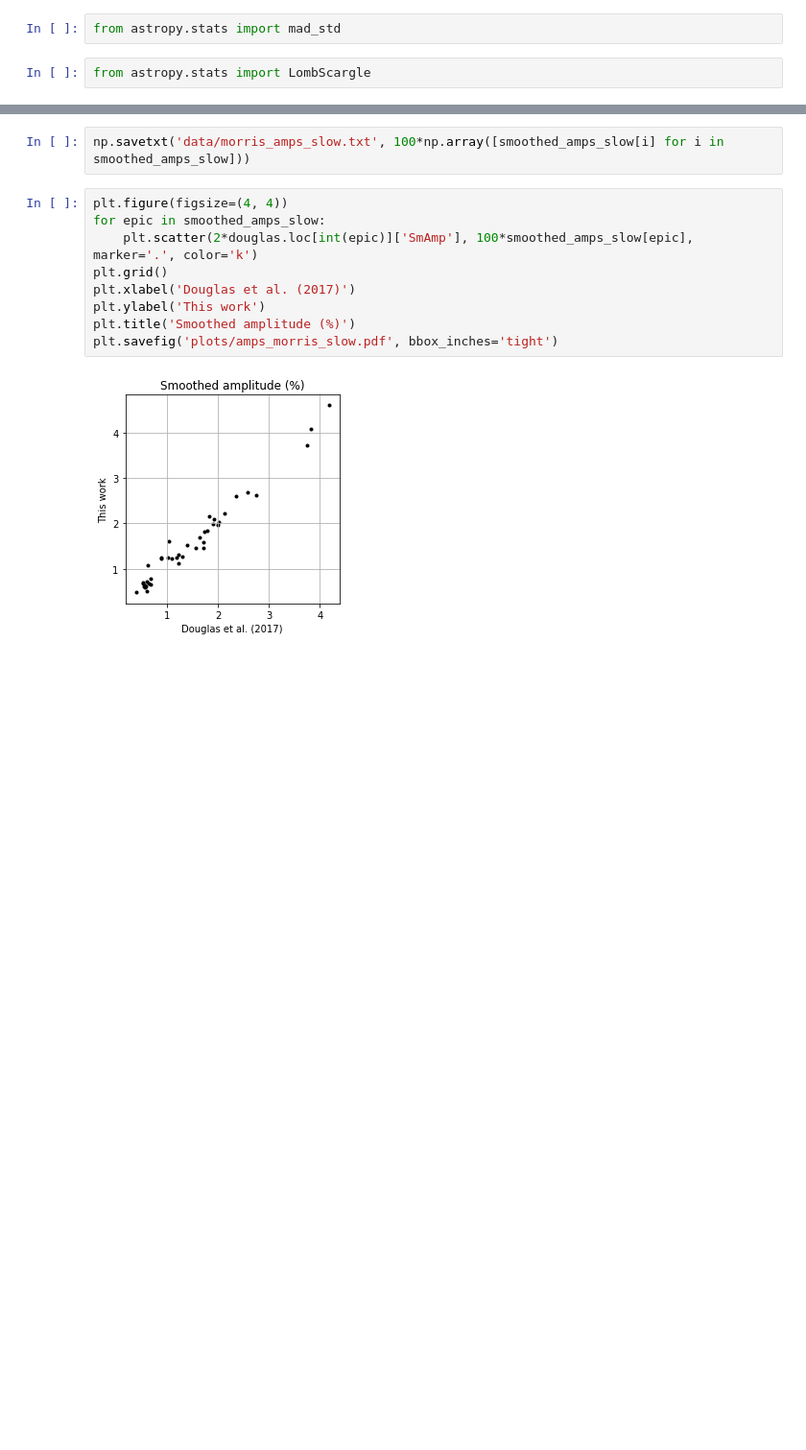
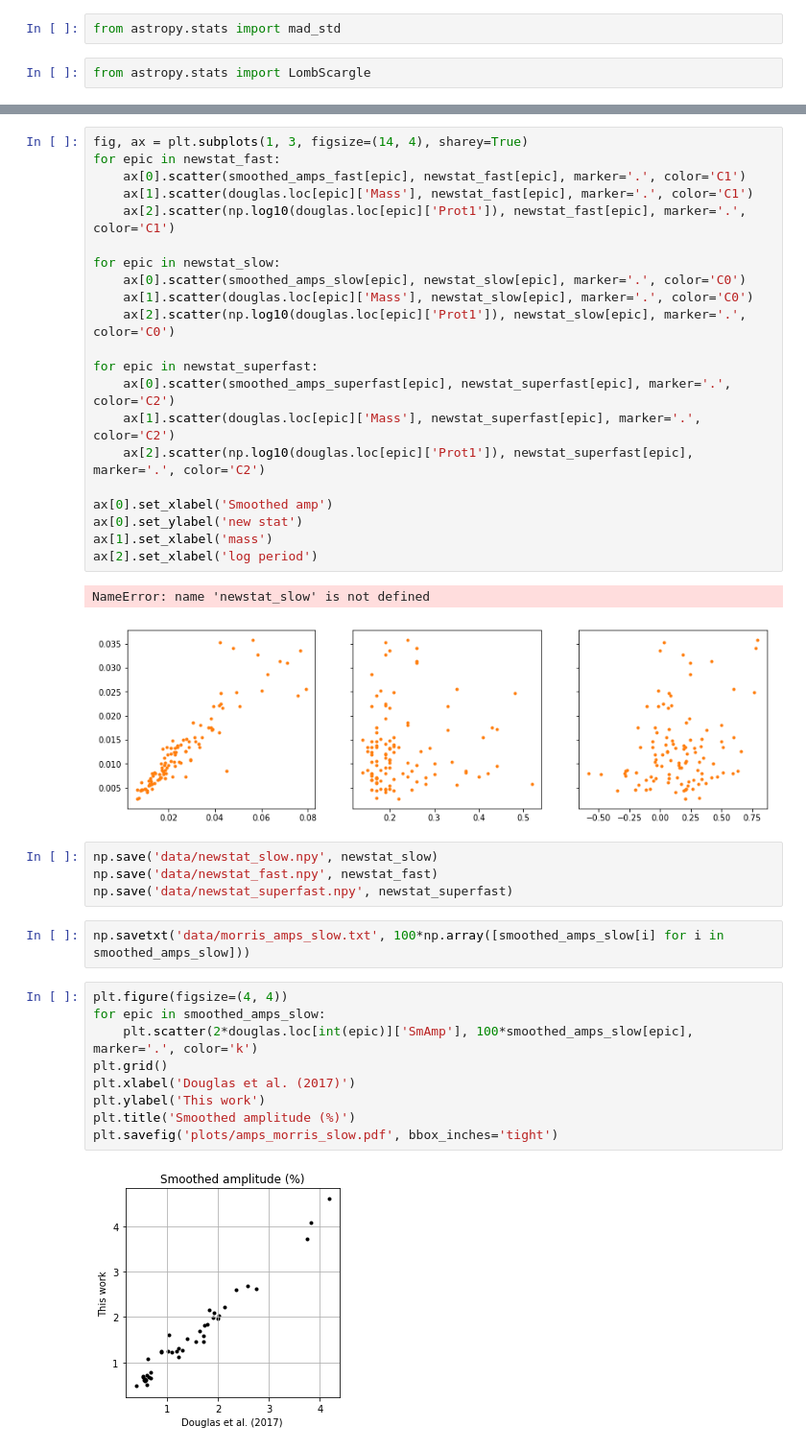
Before and after one commit to bmorris3/zeitsprung, a Jupyter notebook: praesepe_amps.ipynb, the cells around one changed output, grey strips where cells are left out. Shown at 96% size. Cells and saved outputs as stored; diff of their text form; blank space fills up the shorter version.

```diff
--- a/praesepe_amps.ipynb
+++ b/praesepe_amps.ipynb
@@ -112,3 +227,31 @@ for i in range(len(slow)):
+# %%
+fig, ax = plt.subplots(1, 3, figsize=(14, 4), sharey=True)
+for epic in newstat_fast:
+    ax[0].scatter(smoothed_amps_fast[epic], newstat_fast[epic], marker='.', color='C1')
+    ax[1].scatter(douglas.loc[epic]['Mass'], newstat_fast[epic], marker='.', color='C1')
+    ax[2].scatter(np.log10(douglas.loc[epic]['Prot1']), newstat_fast[epic], marker='.', color='C1')
+
+for epic in newstat_slow:
+    ax[0].scatter(smoothed_amps_slow[epic], newstat_slow[epic], marker='.', color='C0')
+    ax[1].scatter(douglas.loc[epic]['Mass'], newstat_slow[epic], marker='.', color='C0')
+    ax[2].scatter(np.log10(douglas.loc[epic]['Prot1']), newstat_slow[epic], marker='.', color='C0')
+
+for epic in newstat_superfast:
+    ax[0].scatter(smoothed_amps_superfast[epic], newstat_superfast[epic], marker='.', color='C2')
+    ax[1].scatter(douglas.loc[epic]['Mass'], newstat_superfast[epic], marker='.', color='C2')
+    ax[2].scatter(np.log10(douglas.loc[epic]['Prot1']), newstat_superfast[epic], marker='.', color='C2')
+
+ax[0].set_xlabel('Smoothed amp')
+ax[0].set_ylabel('new stat')
+ax[1].set_xlabel('mass')
+ax[2].set_xlabel('log period')
+# %% [output]
+NameError: name 'newstat_slow' is not defined
+[figure, added]
+# %%
+np.save('data/newstat_slow.npy', newstat_slow)
+np.save('data/newstat_fast.npy', newstat_fast)
+np.save('data/newstat_superfast.npy', newstat_superfast)
 # %%
 np.savetxt('data/morris_amps_slow.txt', 100*np.array([smoothed_amps_slow[i] for i in smoothed_amps_slow]))
 # %%
```
Also changed, not shown: parts of 14 cells of this notebook.
